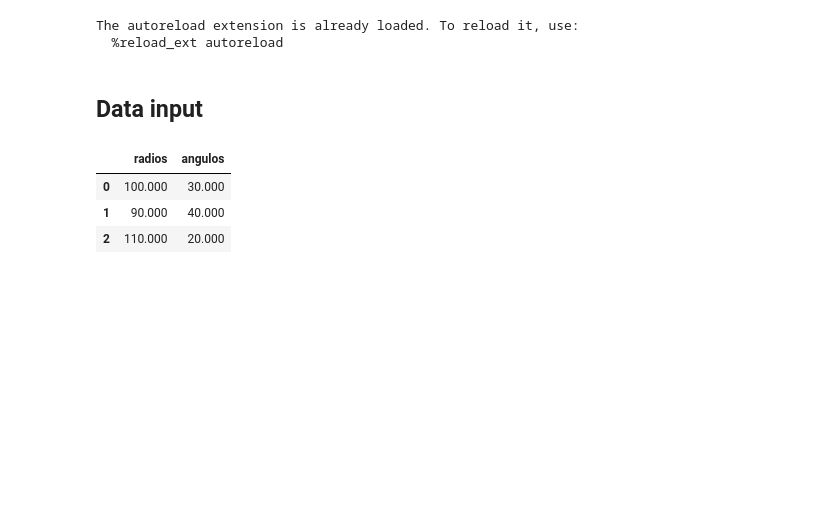
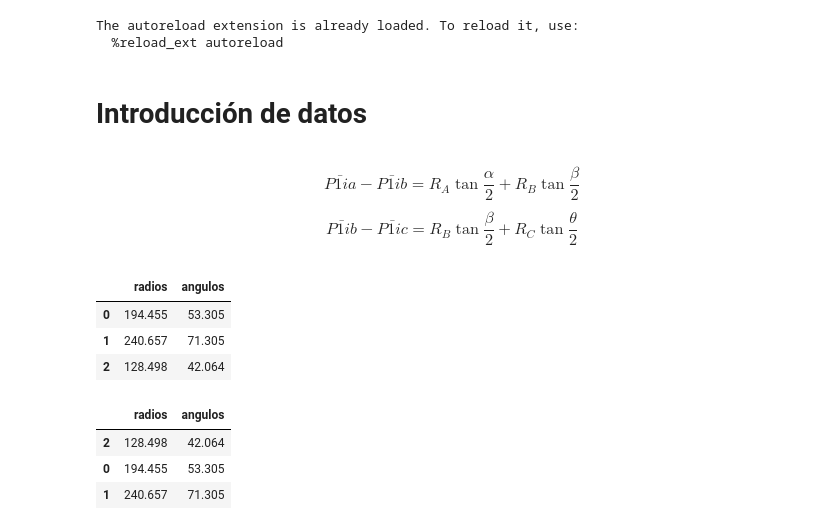
Before and after one commit to GreatestTrain/cccaminos, a Jupyter notebook: dummy.ipynb, the cells around one changed output. Cells and saved outputs as stored; diff of their text form; code cells hidden in the pictures; blank space fills up the shorter version.

```diff
--- a/dummy.ipynb
+++ b/dummy.ipynb
@@ -13,24 +13,35 @@ The autoreload extension is already loaded. To reload it, use:
 PRECISION = 3
 np.set_printoptions(precision=PRECISION, suppress=True)
 pd.options.display.float_format = "{:.3f}".format
-# %% [markdown]
-## Data input
+# %% [markdown]
+# Introducción de datos
+# %% [markdown]
+$$ \bar{P1ia} - \bar{P1ib} = R_A \tan{\frac{\alpha}{2}} + R_B \tan{\frac{\beta}{2}} $$
+$$ \bar{P1ib} - \bar{P1ic} = R_B \tan{\frac{\beta}{2}} + R_C \tan{\frac{\theta}{2}} $$
 # %%
 # R -> Radios
 # < -> Angulos en º
 data = np.array(
     [
-        # R    # <
-        (100., np.deg2rad(30)),
-        ( 90., np.deg2rad(40)),
-        (110., np.deg2rad(20)),
+        # R           # <
+        (194.4548865, np.deg2rad(53.30472)),
+        (240.6567417, np.deg2rad(71.30472)),
+        (128.4983846, np.deg2rad(42.06389)),
     ],
 )
 _ = pd.DataFrame(data, columns=['radios', 'angulos'])
 __ = _.apply({'radios': lambda x: x, 'angulos': np.rad2deg})
+radios = _['radios']
 __
 # %% [output]
 |  | radios | angulos |
-| 0 | 100.000 | 30.000 |
-| 1 | 90.000 | 40.000 |
-| 2 | 110.000 | 20.000 |
+| 0 | 194.455 | 53.305 |
+| 1 | 240.657 | 71.305 |
+| 2 | 128.498 | 42.064 |
+# %%
+__.sort_values(by='radios')
+# %% [output]
+|  | radios | angulos |
+| 2 | 128.498 | 42.064 |
+| 0 | 194.455 | 53.305 |
+| 1 | 240.657 | 71.305 |
```
Also changed, not shown: parts of 29 cells of this notebook, 20 other files.
